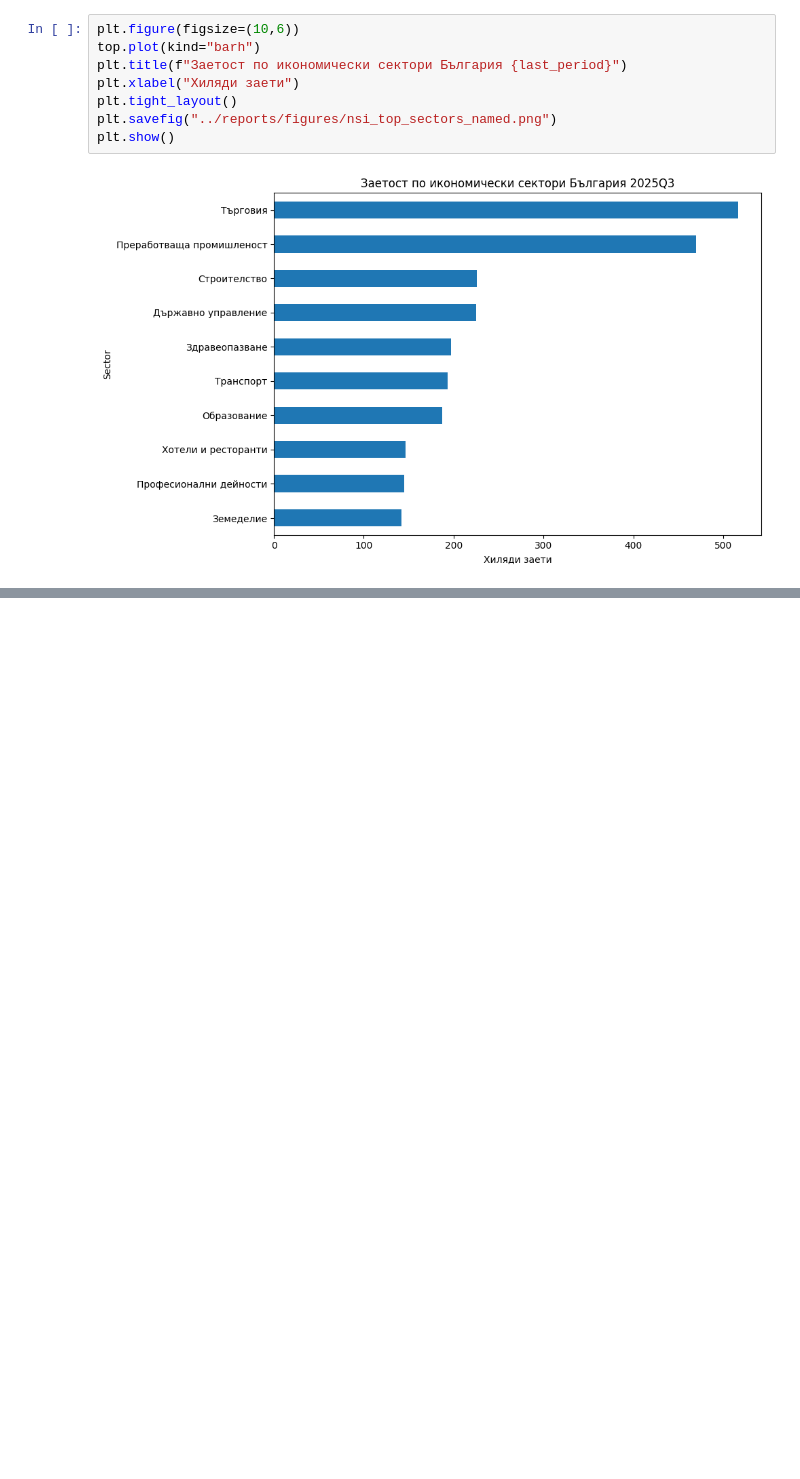
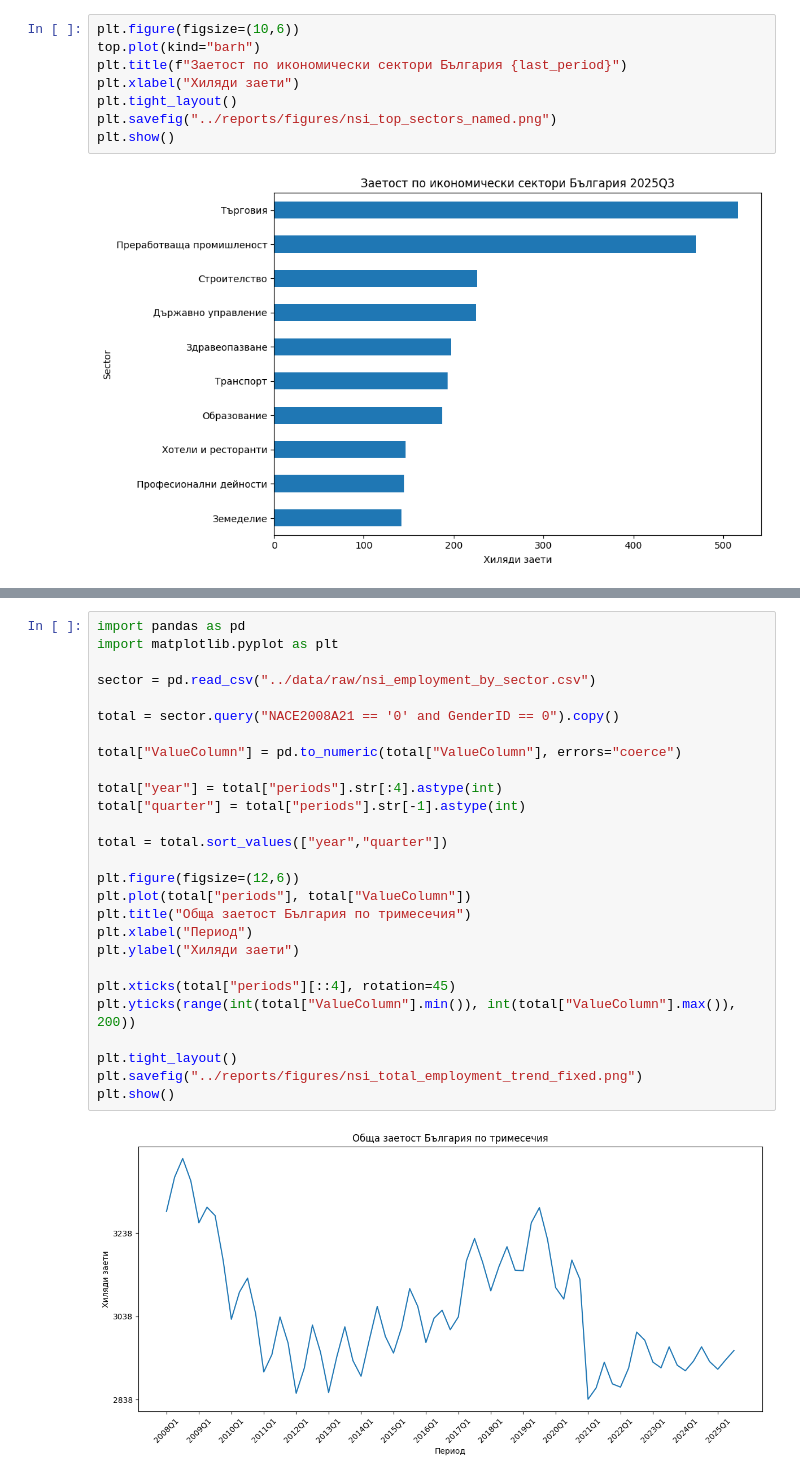
Before and after one commit to vegaFlex/bg-job-market-bulgaria, a Jupyter notebook: notebooks/analysis_nsi.ipynb, the cells around one changed output, grey strips where cells are left out. Cells and saved outputs as stored; diff of their text form; blank space fills up the shorter version.

```diff
--- a/notebooks/analysis_nsi.ipynb
+++ b/notebooks/analysis_nsi.ipynb
@@ -558,0 +581,29 @@ plt.show()
+# %%
+import pandas as pd
+import matplotlib.pyplot as plt
+
+sector = pd.read_csv("../data/raw/nsi_employment_by_sector.csv")
+
+total = sector.query("NACE2008A21 == '0' and GenderID == 0").copy()
+
+total["ValueColumn"] = pd.to_numeric(total["ValueColumn"], errors="coerce")
+
+total["year"] = total["periods"].str[:4].astype(int)
+total["quarter"] = total["periods"].str[-1].astype(int)
+
+total = total.sort_values(["year","quarter"])
+
+plt.figure(figsize=(12,6))
+plt.plot(total["periods"], total["ValueColumn"])
+plt.title("Обща заетост България по тримесечия")
+plt.xlabel("Период")
+plt.ylabel("Хиляди заети")
+
+plt.xticks(total["periods"][::4], rotation=45)
+plt.yticks(range(int(total["ValueColumn"].min()), int(total["ValueColumn"].max()), 200))
+
+plt.tight_layout()
+plt.savefig("../reports/figures/nsi_total_employment_trend_fixed.png")
+plt.show()
+# %% [output]
+[figure, added]
```
Also changed, not shown: parts of 1 cell of this notebook, 5 other files.
